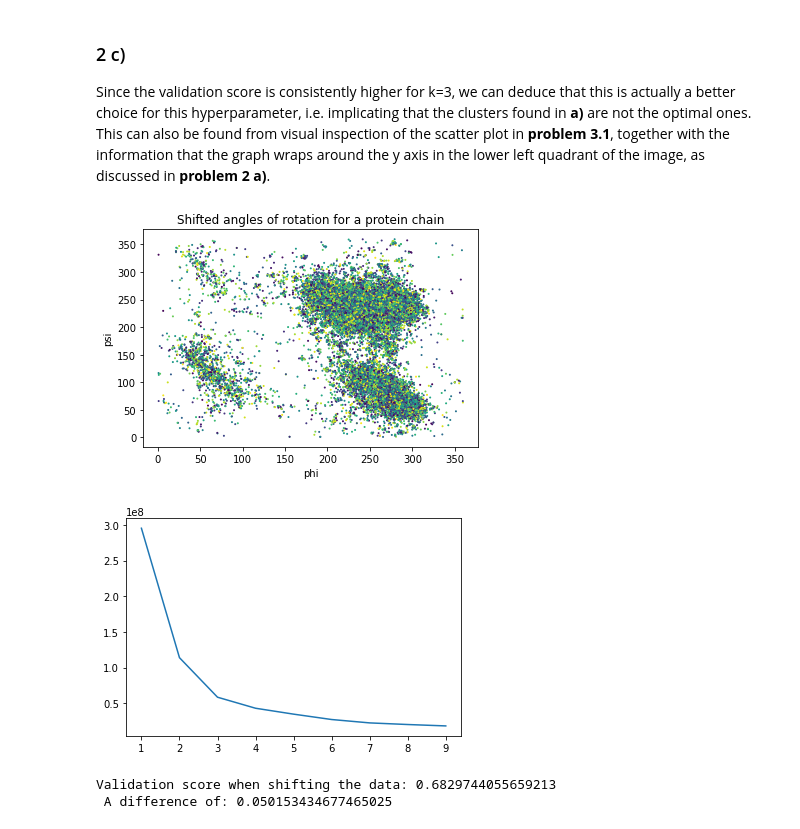
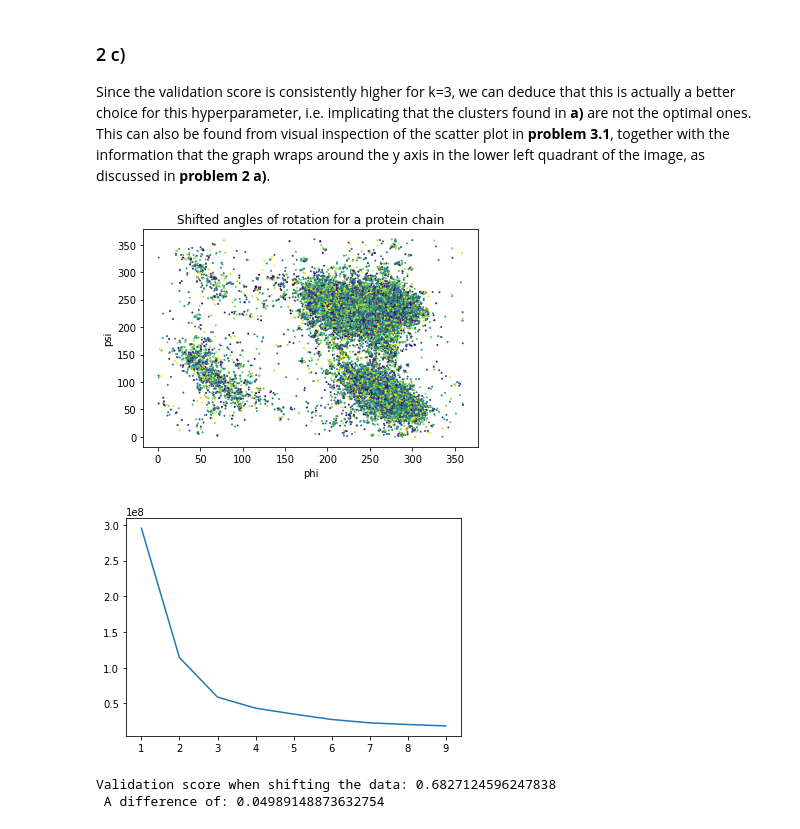
Before and after one commit to carljvh/intro-to-datascience-and-AI, a Jupyter notebook: assignment-3/problem3_2.ipynb, the cells around one changed output. Cells and saved outputs as stored; diff of their text form; code cells hidden in the pictures.

```diff
--- a/assignment-3/problem3_2.ipynb
+++ b/assignment-3/problem3_2.ipynb
@@ -56,29 +56,29 @@ Since the validation score is consistently higher for k=3, we can deduce that th
 # %%
 shifted_angles = angle_data.copy(deep=True)
 shifted_angles["phi"] = shifted_angles["phi"] + 350
-shifted_angles["psi"] = shifted_angles["psi"] + 100
+shifted_angles["psi"] = shifted_angles["psi"] + 95
 shifted_angles = shifted_angles.mod(360, axis = 1)
 N = len(shifted_angles)
 colors = np.random.rand(N)
 plt.scatter(shifted_angles['phi'], shifted_angles['psi'], c = colors, s=1)
 plt.xlabel("phi")
 plt.ylabel("psi")
 plt.title("Shifted angles of rotation for a protein chain")
 plt.show()
 elbow_plot_values = []
 
 for k in K:
     kmeans_d = KMeans(n_clusters=k, random_state=0).fit(shifted_angles)
     elbow_plot_values.append(kmeans_d.inertia_)
 
 plt.plot(K, elbow_plot_values)
 plt.show()
 kmeans_d_3 = KMeans(n_clusters=3, random_state = 0).fit(shifted_angles)
 predicted_labels = kmeans_d_3.labels_
 validation_score_d = silhouette_score(shifted_angles, predicted_labels)
 print("Validation score when shifting the data: {} \n A difference of: {}".format(validation_score_d, validation_score_d-validation_score_k2))
 # %% [output]
-[figure, old version]
+[figure, new version]
 [figure]
-Validation score when shifting the data: 0.6829744055659213
- A difference of: 0.050153434677465025
+Validation score when shifting the data: 0.6827124596247838
+ A difference of: 0.04989148873632754
```
Also changed, not shown: 1 other file.
